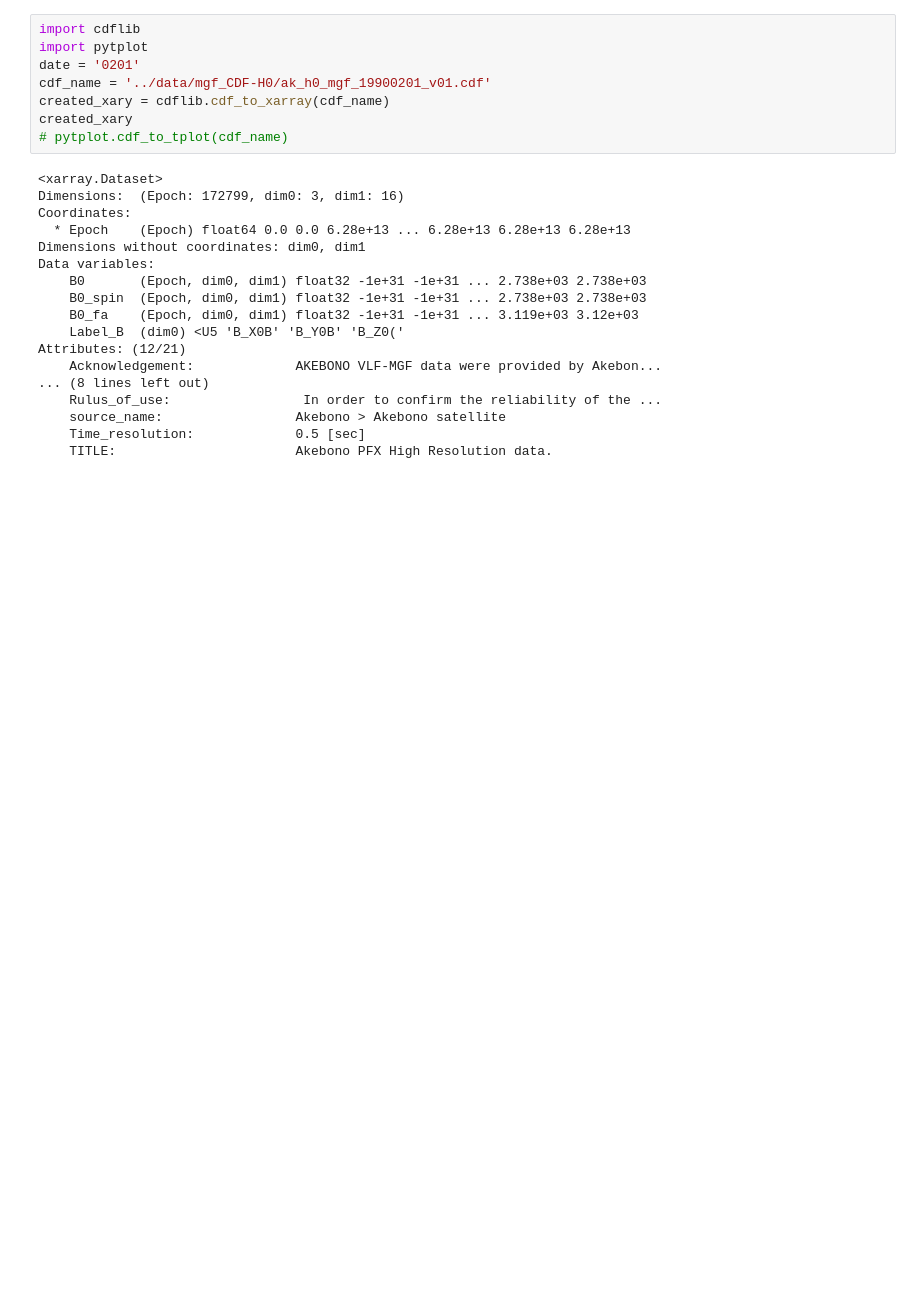
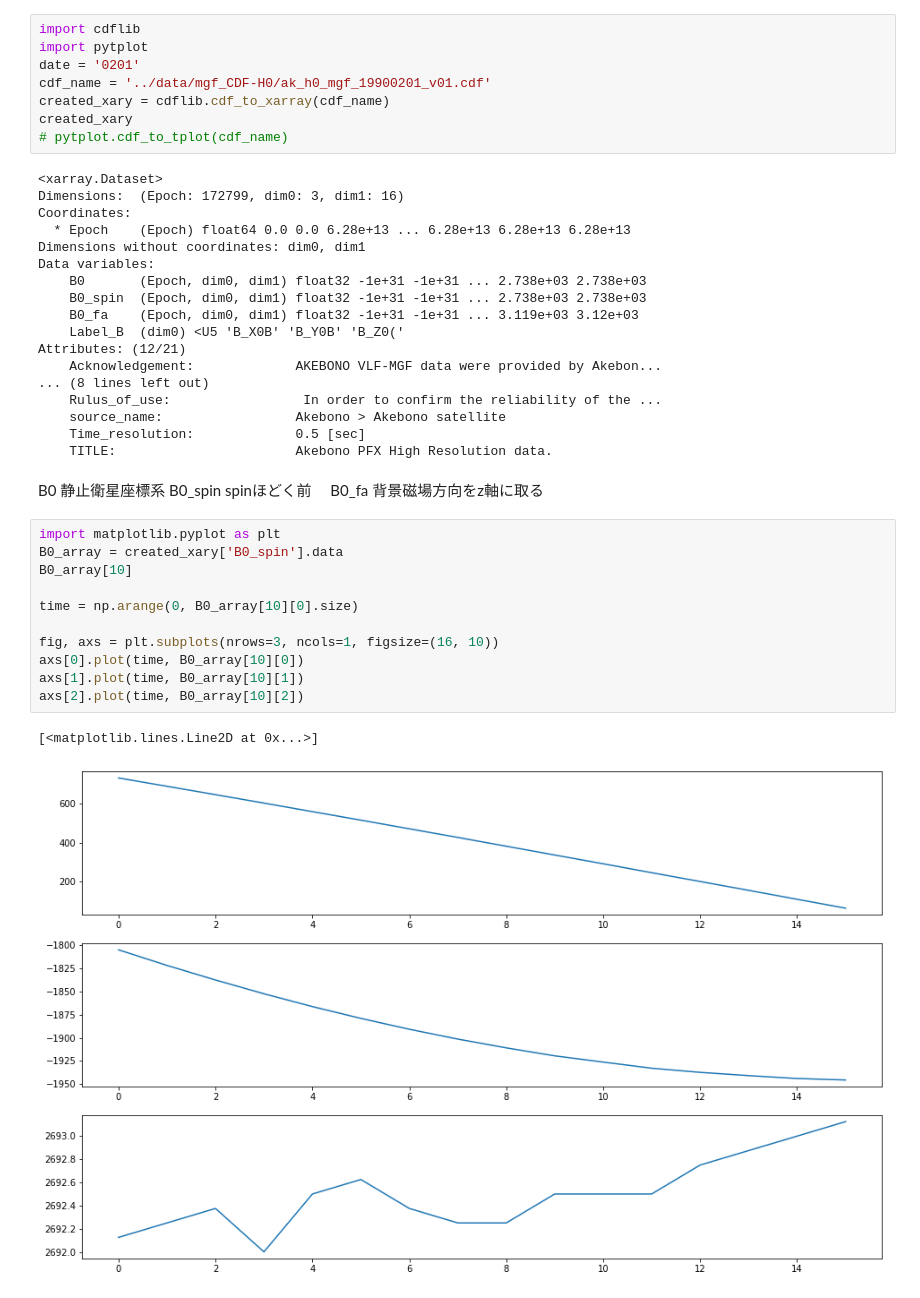
Before and after one commit to shuji-onosawa/Make_mca_cdf, a Jupyter notebook: onosawa/src/check_data_dim_in_cdf.ipynb, the cells around one changed output. Saved outputs shown, nothing was run; the diff lists cells and outputs as text; blank space fills up the shorter version.

```diff
--- a/onosawa/src/check_data_dim_in_cdf.ipynb
+++ b/onosawa/src/check_data_dim_in_cdf.ipynb
@@ -168,3 +170,21 @@ Attributes: (12/21)
     source_name:                 Akebono > Akebono satellite
     Time_resolution:             0.5 [sec]
     TITLE:                       Akebono PFX High Resolution data.
+# %% [markdown]
+B0 静止衛星座標系
+B0_spin spinほどく前
+B0_fa 背景磁場方向をz軸に取る
+# %%
+import matplotlib.pyplot as plt
+B0_array = created_xary['B0_spin'].data
+B0_array[10]
+
+time = np.arange(0, B0_array[10][0].size)
+
+fig, axs = plt.subplots(nrows=3, ncols=1, figsize=(16, 10))
+axs[0].plot(time, B0_array[10][0])
+axs[1].plot(time, B0_array[10][1])
+axs[2].plot(time, B0_array[10][2])
+# %% [output]
+[<matplotlib.lines.Line2D at 0x...>]
+[figure, added]
```
Also changed, not shown: parts of 2 cells of this notebook.
